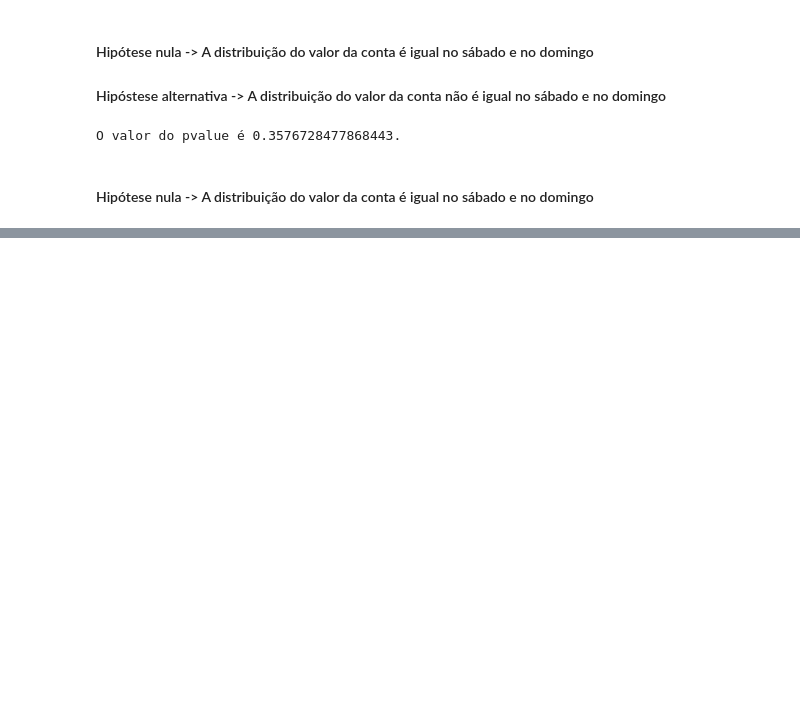
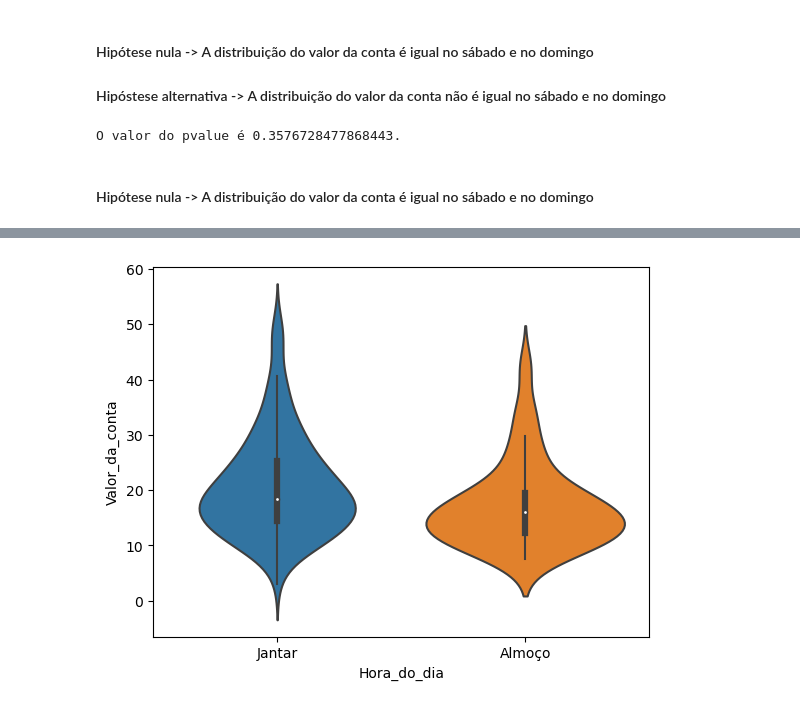
Before and after one commit to MMouraLMelo/python-para-data-science, a Jupyter notebook: data visualization_explorando com seaborn/analise de dados de gorjetas.ipynb, the cells around one changed output, grey strips where cells are left out. Saved outputs shown, nothing was run; the diff lists cells and outputs as text; code cells hidden in the pictures; blank space fills up the shorter version.

```diff
--- a/data visualization_explorando com seaborn/analise de dados de gorjetas.ipynb
+++ b/data visualization_explorando com seaborn/analise de dados de gorjetas.ipynb
@@ -397,0 +408,4 @@ O valor do pvalue é 0.3576728477868443.
+# %%
+grafico19 = sns.violinplot(x = 'Hora_do_dia', y = 'Valor_da_conta', data = novo_df)
+# %% [output]
+[figure, added]
```
Also changed, not shown: parts of 20 cells of this notebook.
